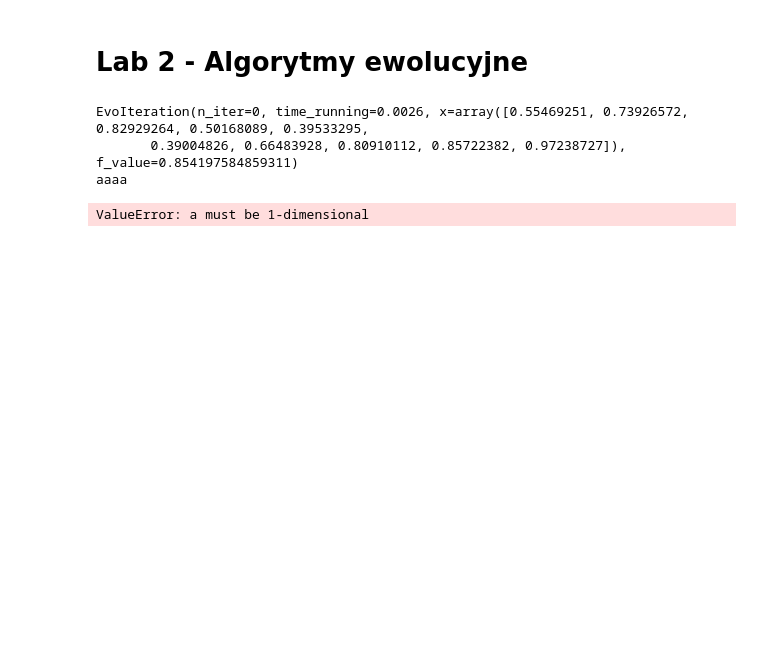
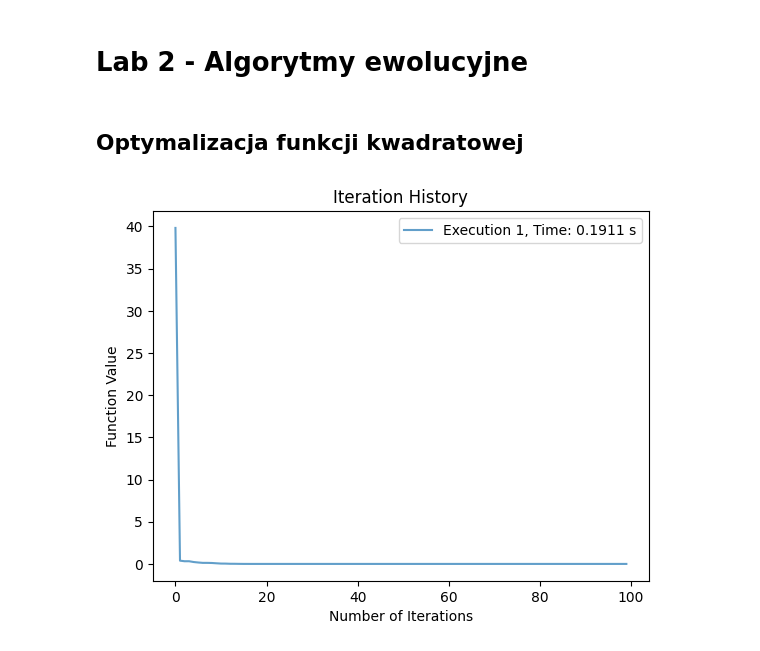
Before and after one commit to aszokalski/WSI, a Jupyter notebook: notebooks/lab2/lab2.ipynb, the cells around one changed output. Drawn from its saved outputs; the diff is of its cells as text; code cells hidden in the pictures; blank space fills up the shorter version.

```diff
--- a/notebooks/lab2/lab2.ipynb
+++ b/notebooks/lab2/lab2.ipynb
@@ -18,26 +18,26 @@ from imports import (
+# %% [markdown]
+## Optymalizacja funkcji kwadratowej
 # %%
 f = Function(
     lambda x: x[0]**2 + x[1]**2,
     dim=2,
 )
 
 solver = EvoSolver(
-    individual_type=UnitRangeIndividualType(10),
+    individual_type=DomainIndividualType(20, (-10, 10)),
     population_size=100,
     selection_method=SelectionMethods.tournament_selection(2),
     genetic_operations=[
         GeneticOperations.mutation(0.1),
         GeneticOperations.single_point_crossover(),
     ],
     succession_method=SuccessionMethods.elitism_succession(1),
     stop_conditions=[
         StopConditions.max_iterations(100),
     ]
 )
 
-solver.solve(f, log=True)
+res = solver.solve(f)
+plot_results([res], mean=False)
 # %% [output]
-EvoIteration(n_iter=0, time_running=0.0026, x=array([0.55469251, 0.73926572, 0.82929264, 0.50168089, 0.39533295,
-       0.39004826, 0.66483928, 0.80910112, 0.85722382, 0.97238727]), f_value=0.854197584859311)
-aaaa
-ValueError: a must be 1-dimensional
+[figure, added]
```
Also changed, not shown: parts of 8 cells of this notebook, 7 other files.
